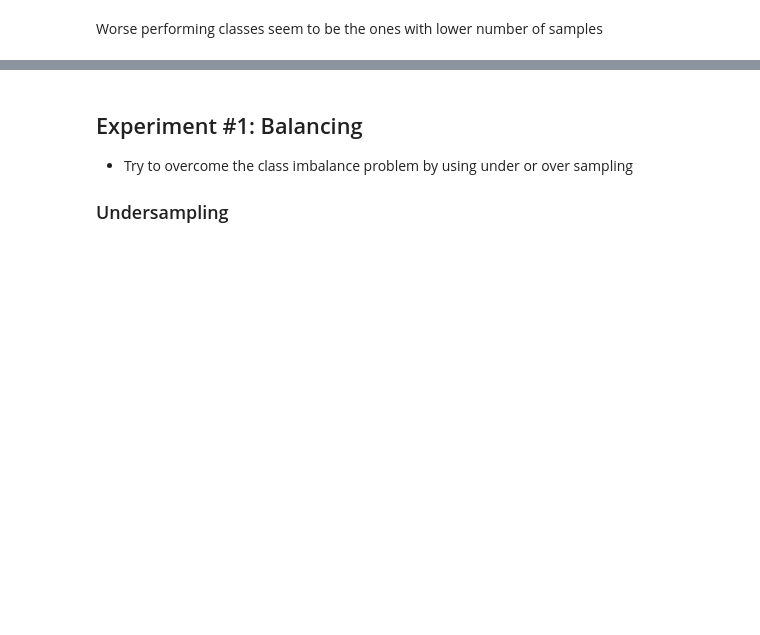
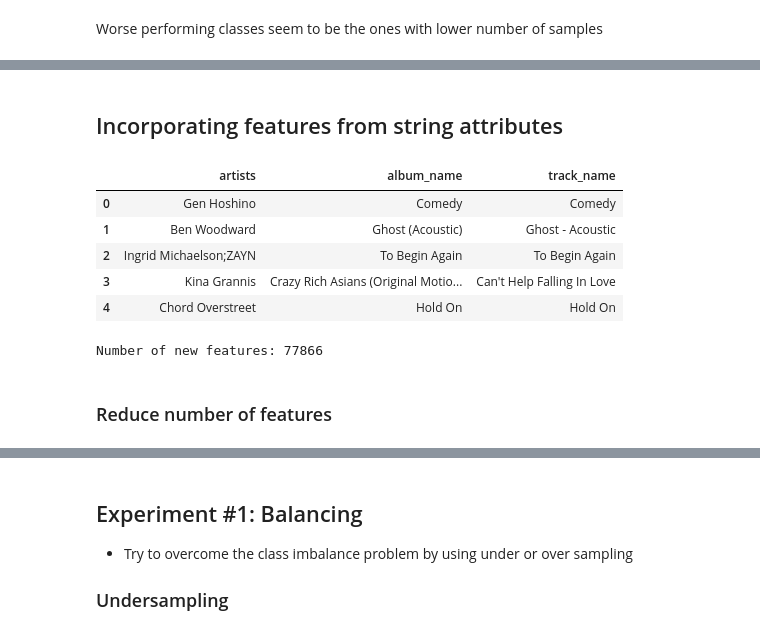
Before and after one commit to liza-no/IE500_Data_Mining_Project, a Jupyter notebook: song-genre-predictor.ipynb, the cells around one changed output, grey strips where cells are left out. Drawn from its saved outputs; the diff is of its cells as text; code cells hidden in the pictures; blank space fills up the shorter version.

Commit message:
Add new features from string attributes

```diff
--- a/song-genre-predictor.ipynb
+++ b/song-genre-predictor.ipynb
@@ -170,0 +166,23 @@ Some insights from the confusion matrix:
+# %% [markdown]
+## Incorporating features from string attributes
+# %%
+string_features = songs[['artists', 'album_name', 'track_name']]
+string_features.head()
+# %% [output]
+|  | artists | album_name | track_name |
+| 0 | Gen Hoshino | Comedy | Comedy |
+| 1 | Ben Woodward | Ghost (Acoustic) | Ghost - Acoustic |
+| 2 | Ingrid Michaelson;ZAYN | To Begin Again | To Begin Again |
+| 3 | Kina Grannis | Crazy Rich Asians (Original Motio... | Can't Help Falling In Love |
+| 4 | Chord Overstreet | Hold On | Hold On |
+# %%
+from sklearn.feature_extraction.text import TfidfVectorizer
+
+concatenated_features = (songs['artists'] + ' ' + songs['album_name'] + ' ' + songs['track_name']).to_list()
+vectorizer = TfidfVectorizer()
+count_matrix = vectorizer.fit_transform(concatenated_features)
+print(f"Number of new features: {count_matrix.shape[1]}")
+# %% [output]
+Number of new features: 77866
+# %% [markdown]
+### Reduce number of features
```
Also changed, not shown: parts of 20 cells of this notebook.
